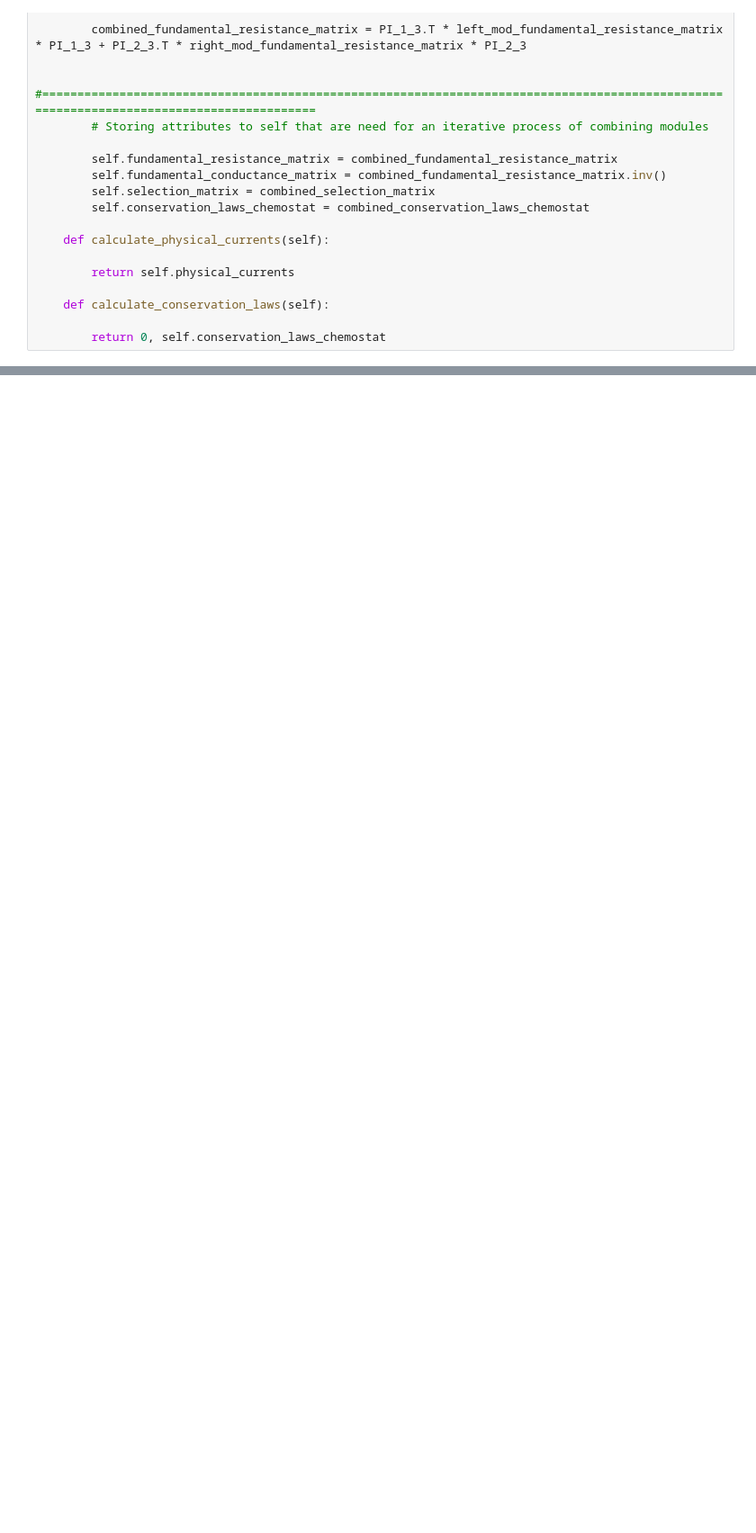
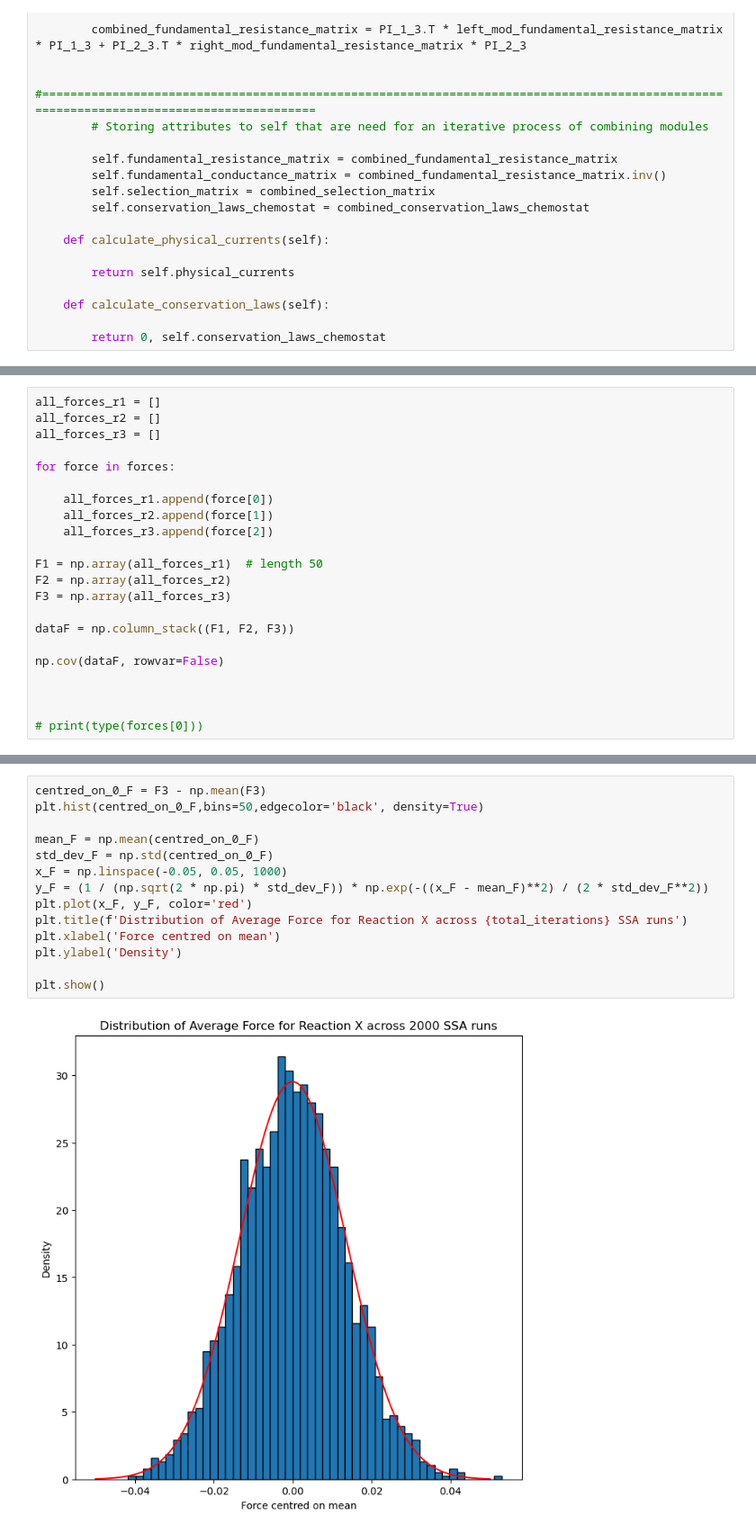
Before and after one commit to FTurci/conductance-chem-net, a Jupyter notebook: students/Will/Gillespie_simulations/numba_infused.ipynb, the cells around one changed output, grey strips where cells are left out. Shown at 90% size. Drawn from its saved outputs; the diff is of its cells as text; blank space fills up the shorter version.

```diff
--- a/students/Will/Gillespie_simulations/numba_infused.ipynb
+++ b/students/Will/Gillespie_simulations/numba_infused.ipynb
@@ -1034,0 +1078,22 @@ plt.show()
+# %%
+all_forces_r1 = []
+all_forces_r2 = []
+all_forces_r3 = []
+
+for force in forces:
+
+    all_forces_r1.append(force[0])
+    all_forces_r2.append(force[1])
+    all_forces_r3.append(force[2])
+
+F1 = np.array(all_forces_r1)  # length 50
+F2 = np.array(all_forces_r2)
+F3 = np.array(all_forces_r3)
+
+dataF = np.column_stack((F1, F2, F3))
+
+np.cov(dataF, rowvar=False)
+
+
+
+# print(type(forces[0]))
@@ -1034,0 +1104,16 @@ plt.show()
+# %%
+centred_on_0_F = F3 - np.mean(F3)
+plt.hist(centred_on_0_F,bins=50,edgecolor='black', density=True)
+
+mean_F = np.mean(centred_on_0_F)
+std_dev_F = np.std(centred_on_0_F)
+x_F = np.linspace(-0.05, 0.05, 1000)
+y_F = (1 / (np.sqrt(2 * np.pi) * std_dev_F)) * np.exp(-((x_F - mean_F)**2) / (2 * std_dev_F**2))
+plt.plot(x_F, y_F, color='red')
+plt.title(f'Distribution of Average Force for Reaction X across {total_iterations} SSA runs')
+plt.xlabel('Force centred on mean')
+plt.ylabel('Density')
+
+plt.show()
+# %% [output]
+[figure, added]
```
Also changed, not shown: parts of 11 cells of this notebook.
